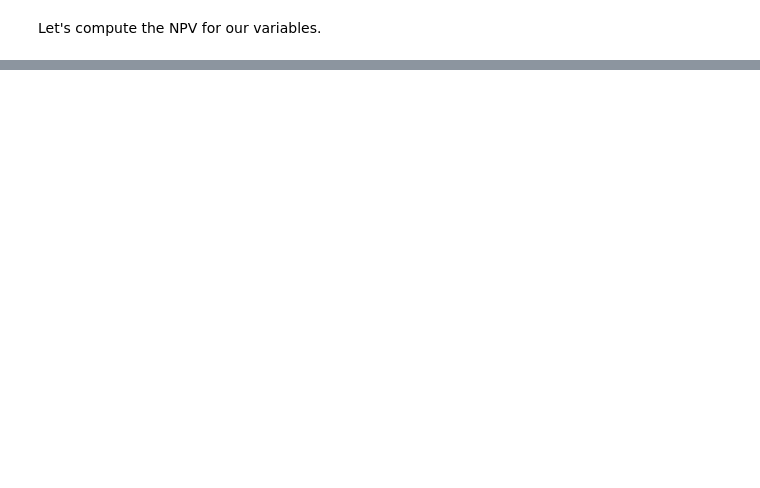
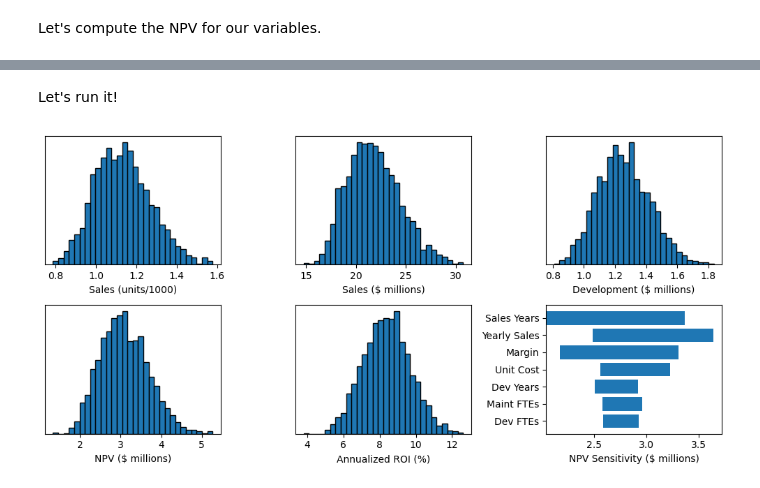
Before and after one commit to JohnMichaelHauck/ppm, a Jupyter notebook: ppm.ipynb, the cells around one changed output, grey strips where cells are left out. Saved outputs shown, nothing was run; the diff lists cells and outputs as text; code cells hidden in the pictures; blank space fills up the shorter version.

```diff
--- a/ppm.ipynb
+++ b/ppm.ipynb
@@ -316,0 +461,16 @@ plt.show()
+# %%
+class TornadoTracker:
+    def __init__(self, tornado, name):
+        self.tornado = tornado
+        self.name = name
+        self.min_value = float('inf')
+        self.max_value = float('-inf')
+
+    def add(self, value):
+        if value < self.min_value:
+            self.min_value = value
+        if value > self.max_value:
+            self.max_value = value
+
+    def range(self):
+        return self.max_value - self.min_value
@@ -316,0 +548,8 @@ plt.show()
+# %% [markdown]
+Let's run it!
+# %%
+monte_carlo = MonteCarloAnalyzer(company_constants, product_variables_ranges)
+monte_carlo.analyze()
+monte_carlo.plot()
+# %% [output]
+[figure, added]
```
Also changed, not shown: parts of 68 cells of this notebook, 2 other files.
